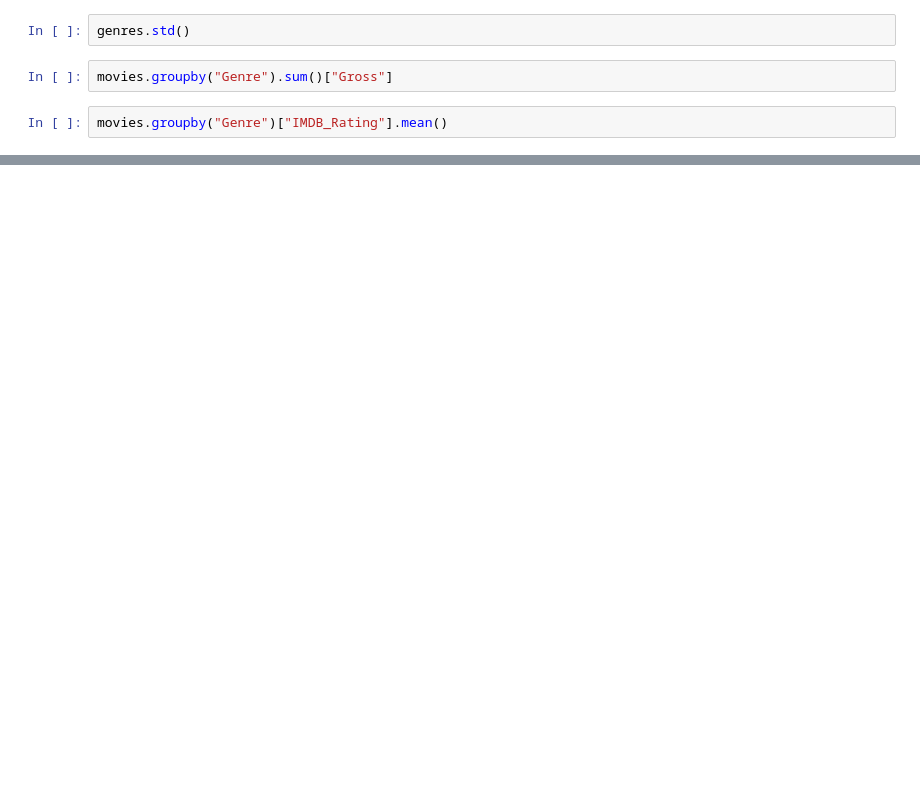
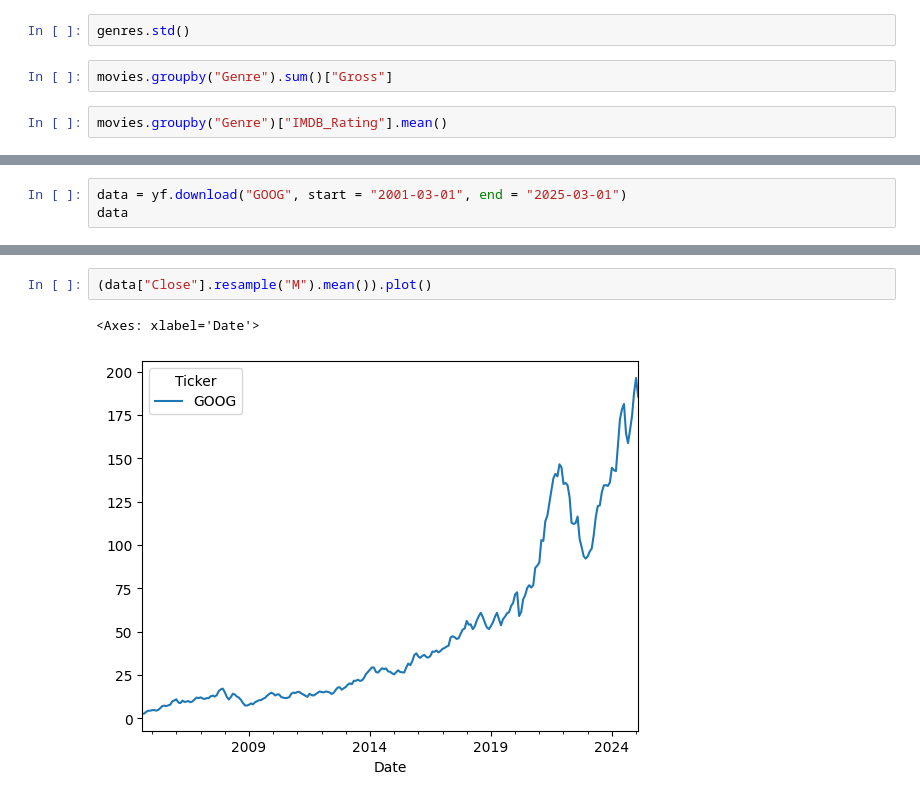
Before and after one commit to Promoter-Harsh/Pandas, a Jupyter notebook: Pandas.ipynb, the cells around one changed output, grey strips where cells are left out. Drawn from its saved outputs; the diff is of its cells as text; blank space fills up the shorter version.

```diff
--- a/Pandas.ipynb
+++ b/Pandas.ipynb
@@ -319,0 +519,3 @@ pd.concat([df1, df2], axis = 1)
+# %%
+data = yf.download("GOOG", start = "2001-03-01", end = "2025-03-01")
+data
@@ -319,0 +556,5 @@ pd.concat([df1, df2], axis = 1)
+# %%
+(data["Close"].resample("M").mean()).plot()
+# %% [output]
+<Axes: xlabel='Date'>
+[figure, added]
```
Also changed, not shown: parts of 69 cells of this notebook.
